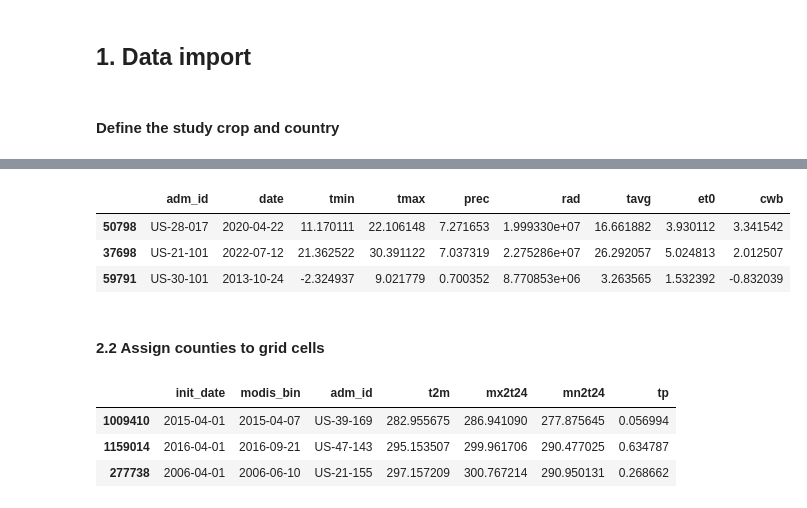
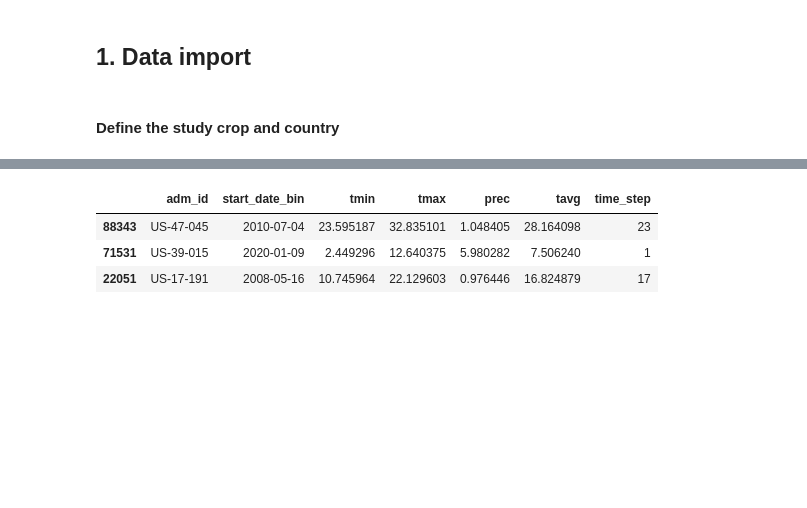
Before and after one commit to ellaampy/seasonal-yield-forecast, a Jupyter notebook: data_preparation/3_ecmwf_preprocessing.ipynb, the cells around one changed output, grey strips where cells are left out. Saved outputs shown, nothing was run; the diff lists cells and outputs as text; code cells hidden in the pictures; blank space fills up the shorter version.

```diff
--- a/data_preparation/3_ecmwf_preprocessing.ipynb
+++ b/data_preparation/3_ecmwf_preprocessing.ipynb
@@ -14,9 +18,8 @@ from modules import preprocessing as pp
 #### Define the study crop and country
 # %%
 # USER INPUTS
-ecmwf_init_month = "apr" # one of ["jan", "feb", "mar", "apr", "may", "june", "july", "aug", "sep", "oct", "nov", "dec"]
 ecmwf_country = "US" # one of ["US", "BR"]
-crop = "maize" # one of ["maize", "wheat"]
+crop = "wheat" # one of ["maize", "wheat"]
 
 shapefile_path = ""
 if ecmwf_country == "US":
@@ -71,10 +31,20 @@ start_dates.head(1)
 # %%
+# CY-BENCH
+yield_data = pd.read_csv("../data/CY-Bench/{}/{}/yield_{}_{}.csv".format(ecmwf_country, crop, crop, ecmwf_country))
+era = pd.read_csv("../data/CY-Bench/{}/{}/meteo_{}_{}.csv".format(ecmwf_country, crop, crop, ecmwf_country))
+relevant_adm_ids = yield_data["adm_id"].unique()
+era = era.loc[era["adm_id"].isin(relevant_adm_ids)].reset_index(drop=True)
+
+# Stella: 8-day time steps
+start_dates = pd.read_csv("../data/annual_eight_day_bins.csv")
+start_dates = start_dates.apply(lambda x: pd.to_datetime(x, format="%Y-%m-%d"))
+day_of_year_to_time_step = start_dates.iloc[:, 0].dt.day_of_year.reset_index().set_index(start_dates.columns[0])["index"].to_dict()
+
+# Country shapefile
 country_gpd = gpd.read_file(shapefile_path, crs="EPSG:4326")
 country_gpd["adm_id"] = "{}-".format(ecmwf_country) + country_gpd["STATEFP"].astype(str) + "-" + country_gpd["COUNTYFP"].astype(str)
 mismatches = [adm_id for adm_id in yield_data["adm_id"].unique() if adm_id not in country_gpd["adm_id"].unique()]
-# drop adm_ids that are not in yield_data
 country_gpd = country_gpd.loc[country_gpd["adm_id"].isin(relevant_adm_ids)].reset_index(drop=True)
-
 if ecmwf_country == "US":
     country_gpd_shape = country_gpd.dissolve().to_crs("EPSG:4326")
 else:
@@ -130,26 +59,22 @@ meteo.head()
 # %%
+era["date"] = pd.to_datetime(era["date"], format="%Y%m%d")
+era = era[["adm_id", "date", "tmin", "tmax", "prec", "tavg"]]
+
 li = []
-for year in list(range(2001, 2023)):
-    meteo_year = meteo.loc[meteo["date"].dt.year == year]
-    meteo_year_resampled = (meteo_year
-                                    .groupby(["adm_id"]).resample("8D", on="date")[["tmin", "tmax", "prec", "rad", "tavg", "et0", "cwb"]].mean()
+for year in era.date.dt.year.unique():
+    era_year = era.loc[era["date"].dt.year == year]
+    era_year_resampled = (era_year
+                                    .groupby(["adm_id"]).resample("8D", on="date")[["tmin", "tmax", "prec", "tavg"]].mean()
                                     .reset_index()
+                                    .rename(columns={"date":"start_date_bin"})
                                 )
-    li.append(meteo_year_resampled)
+    li.append(era_year_resampled)
 
-pd.concat(li).sample(3)
+era_resampled = pd.concat(li)
+era_resampled = era_resampled.assign(time_step=era_resampled["start_date_bin"].apply(lambda x: day_of_year_to_time_step[x.day_of_year]))
+era_resampled.sample(3)
 # %% [output]
-|  | adm_id | date | tmin | tmax | prec | rad | tavg | et0 | cwb |
-| 50798 | US-28-017 | 2020-04-22 | 11.170111 | 22.106148 | 7.271653 | 1.999330e+07 | 16.661882 | 3.930112 | 3.341542 |
-| 37698 | US-21-101 | 2022-07-12 | 21.362522 | 30.391122 | 7.037319 | 2.275286e+07 | 26.292057 | 5.024813 | 2.012507 |
-| 59791 | US-30-101 | 2013-10-24 | -2.324937 | 9.021779 | 0.700352 | 8.770853e+06 | 3.263565 | 1.532392 | -0.832039 |
+|  | adm_id | start_date_bin | tmin | tmax | prec | tavg | time_step |
+| 88343 | US-47-045 | 2010-07-04 | 23.595187 | 32.835101 | 1.048405 | 28.164098 | 23 |
+| 71531 | US-39-015 | 2020-01-09 | 2.449296 | 12.640375 | 5.980282 | 7.506240 | 1 |
+| 22051 | US-17-191 | 2008-05-16 | 10.745964 | 22.129603 | 0.976446 | 16.824879 | 17 |
-# %% [markdown]
-#### 2.2 Assign counties to grid cells
-# %%
-counties_with_ecmwf_data = pp.assign_ecmwf_forecasts_to_counties(ecmwf_resampled, country_gpd, "adm_id")
-counties_with_ecmwf_data.sample(3)
-# %% [output]
-|  | init_date | modis_bin | adm_id | t2m | mx2t24 | mn2t24 | tp |
-| 1009410 | 2015-04-01 | 2015-04-07 | US-39-169 | 282.955675 | 286.941090 | 277.875645 | 0.056994 |
-| 1159014 | 2016-04-01 | 2016-09-21 | US-47-143 | 295.153507 | 299.961706 | 290.477025 | 0.634787 |
-| 277738 | 2006-04-01 | 2006-06-10 | US-21-155 | 297.157209 | 300.767214 | 290.950131 | 0.268662 |
```
Also changed, not shown: parts of 20 cells of this notebook, 4 other files.
